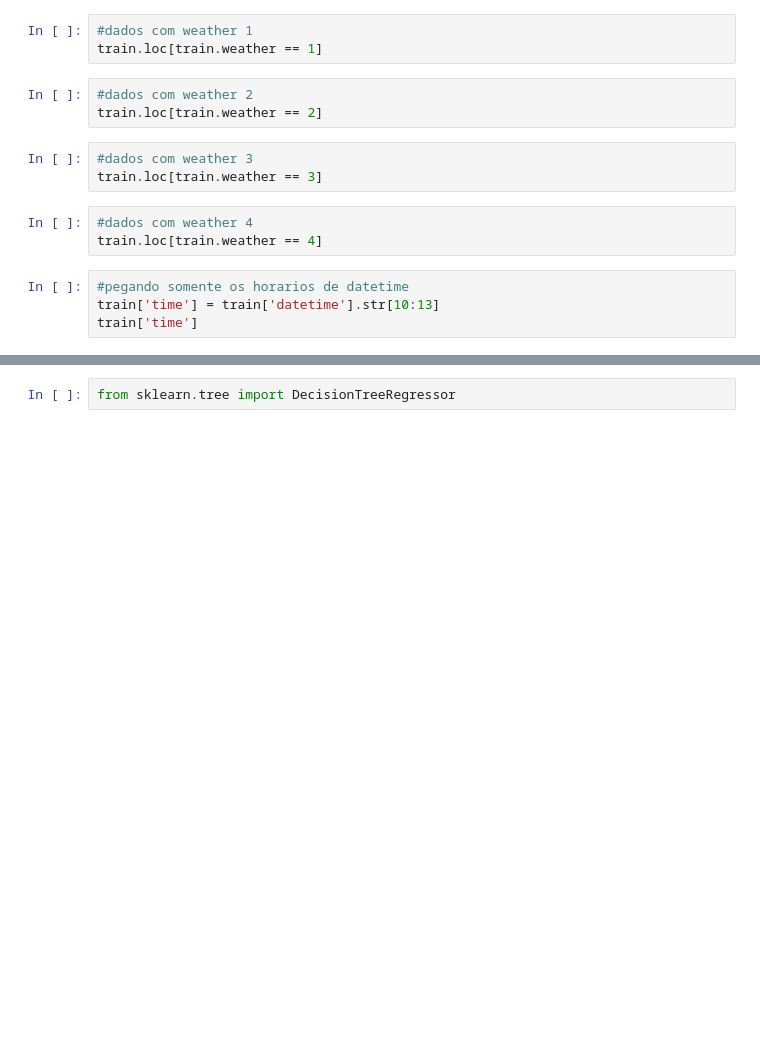
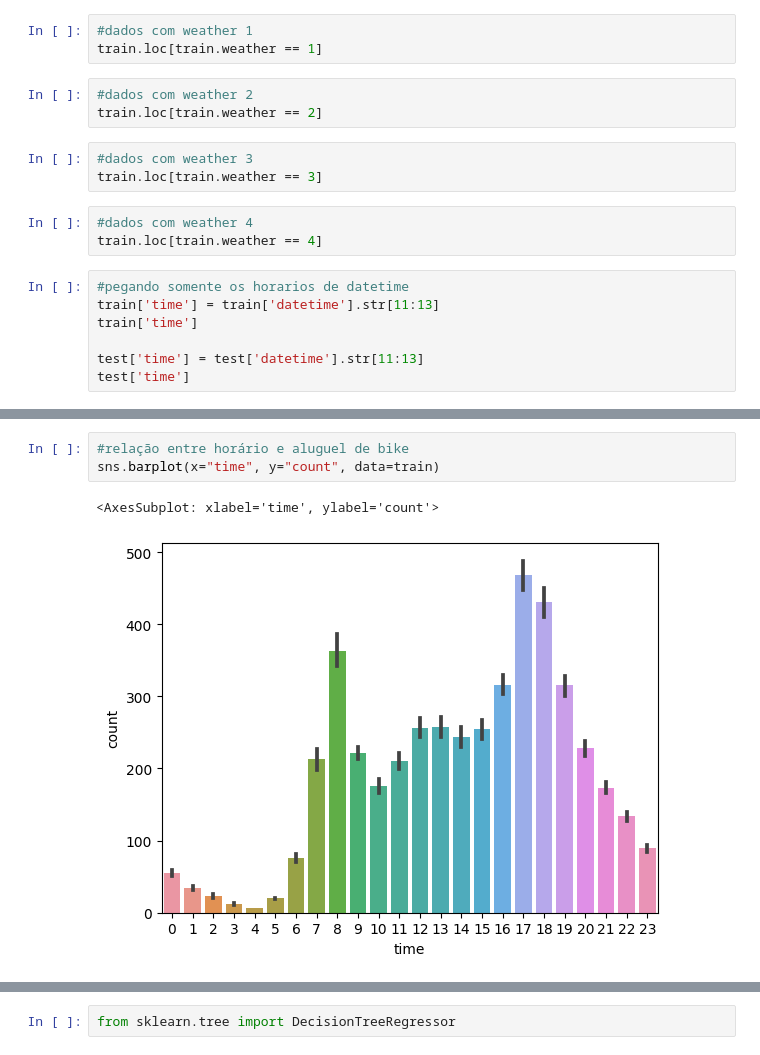
Before and after one commit to rinasnw/bikesharing, a Jupyter notebook: notebook.ipynb, the cells around one changed output, grey strips where cells are left out. Drawn from its saved outputs; the diff is of its cells as text; blank space fills up the shorter version.

```diff
--- a/notebook.ipynb
+++ b/notebook.ipynb
@@ -31,5 +52,8 @@ train.loc[train.weather == 3]
 train.loc[train.weather == 4]
 # %%
 #pegando somente os horarios de datetime
-train['time'] = train['datetime'].str[10:13]
+train['time'] = train['datetime'].str[11:13]
 train['time']
+
+test['time'] = test['datetime'].str[11:13]
+test['time']
@@ -50,0 +101,6 @@ sns.heatmap(data=correlacao, annot=True)
+# %%
+#relação entre horário e aluguel de bike
+sns.barplot(x="time", y="count", data=train)
+# %% [output]
+<AxesSubplot: xlabel='time', ylabel='count'>
+[figure, added]
```
Also changed, not shown: parts of 17 cells of this notebook.
